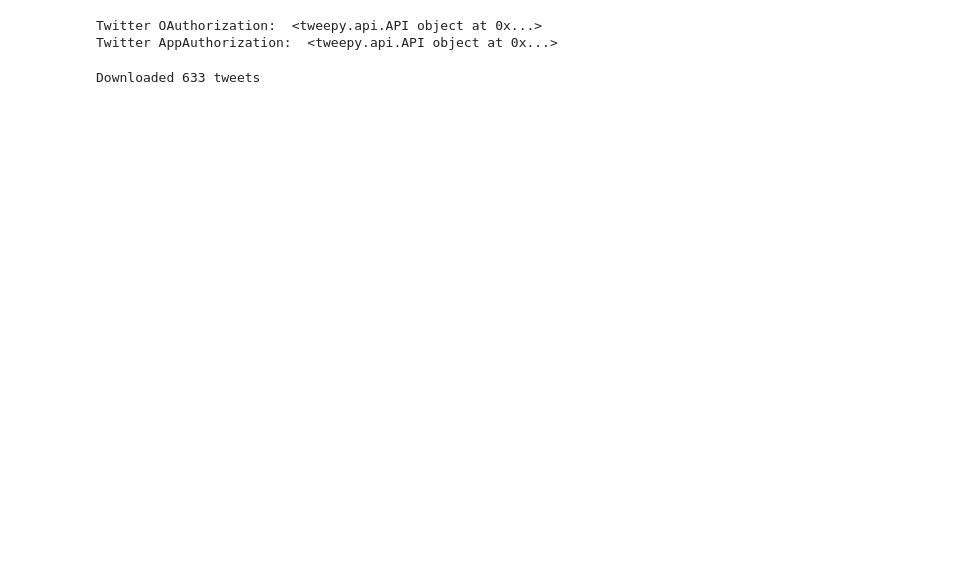
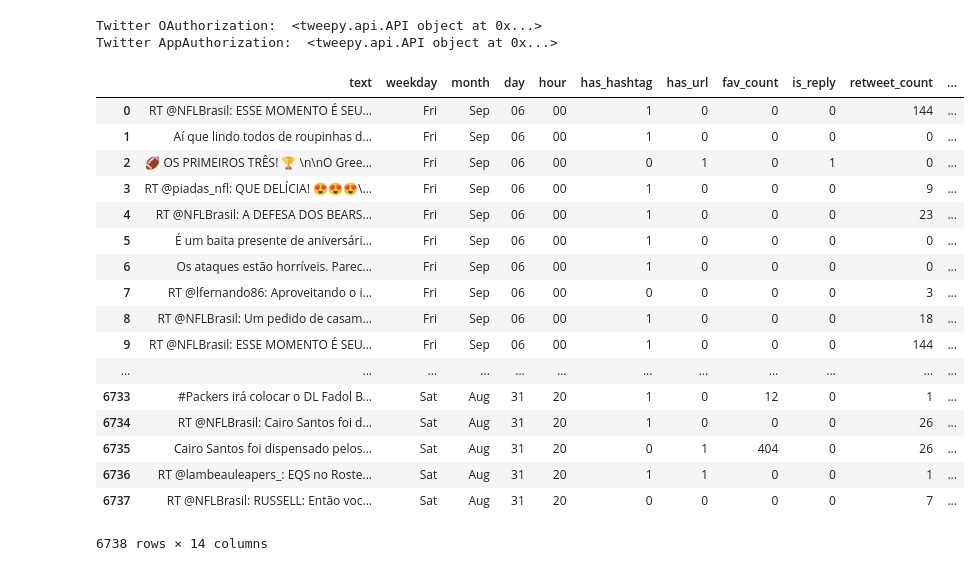
Before and after one commit to PierreCasco/twitter_and_football, a Jupyter notebook: Twitter_and_Football.ipynb, the cells around one changed output. Drawn from its saved outputs; the diff is of its cells as text; code cells hidden in the pictures; blank space fills up the shorter version.

```diff
--- a/Twitter_and_Football.ipynb
+++ b/Twitter_and_Football.ipynb
@@ -64,9 +64,7 @@ def get_save_tweets(filepath, api, query, max_tweets=1000000, lang='pt'):
         #Display how many tweets we have collected
         print("Downloaded {0} tweets".format(tweetCount))
 # %%
-query = '#cfb OR #CFB OR #football'
+query = '#NFLKickoff OR #ThursdayNightFootball OR #NFL100 OR #GoPackGo OR #Bears100 OR #BearsVsPackers'
 
 # Get those tweets
 get_save_tweets('tweets.json', tweepy_api, query)
-# %% [output]
-Downloaded 633 tweets
@@ -72,0 +161,21 @@ Downloaded 633 tweets
+# %%
+tweets_df
+# %% [output]
+|  | text | weekday | month | day | hour | has_hashtag | has_url | fav_count | is_reply | retweet_count | ... |
+| 0 | RT @NFLBrasil: ESSE MOMENTO É SEU... | Fri | Sep | 06 | 00 | 1 | 0 | 0 | 0 | 144 | ... |
+| 1 | Aí que lindo todos de roupinhas d... | Fri | Sep | 06 | 00 | 1 | 0 | 0 | 0 | 0 | ... |
+| 2 | 🏈 OS PRIMEIROS TRÊS! 🏆 \n\nO Gree... | Fri | Sep | 06 | 00 | 0 | 1 | 0 | 1 | 0 | ... |
+| 3 | RT @piadas_nfl: QUE DELÍCIA! 😍😍😍\... | Fri | Sep | 06 | 00 | 1 | 0 | 0 | 0 | 9 | ... |
+| 4 | RT @NFLBrasil: A DEFESA DOS BEARS... | Fri | Sep | 06 | 00 | 1 | 0 | 0 | 0 | 23 | ... |
+| 5 | É um baita presente de aniversári... | Fri | Sep | 06 | 00 | 1 | 0 | 0 | 0 | 0 | ... |
+| 6 | Os ataques estão horríveis. Parec... | Fri | Sep | 06 | 00 | 1 | 0 | 0 | 0 | 0 | ... |
+| 7 | RT @lfernando86: Aproveitando o i... | Fri | Sep | 06 | 00 | 0 | 0 | 0 | 0 | 3 | ... |
+| 8 | RT @NFLBrasil: Um pedido de casam... | Fri | Sep | 06 | 00 | 1 | 0 | 0 | 0 | 18 | ... |
+| 9 | RT @NFLBrasil: ESSE MOMENTO É SEU... | Fri | Sep | 06 | 00 | 1 | 0 | 0 | 0 | 144 | ... |
+| ... | ... | ... | ... | ... | ... | ... | ... | ... | ... | ... | ... |
+| 6733 | #Packers irá colocar o DL Fadol B... | Sat | Aug | 31 | 20 | 1 | 0 | 12 | 0 | 1 | ... |
+| 6734 | RT @NFLBrasil: Cairo Santos foi d... | Sat | Aug | 31 | 20 | 1 | 0 | 0 | 0 | 26 | ... |
+| 6735 | Cairo Santos foi dispensado pelos... | Sat | Aug | 31 | 20 | 0 | 1 | 404 | 0 | 26 | ... |
+| 6736 | RT @lambeauleapers_: EQS no Roste... | Sat | Aug | 31 | 20 | 1 | 1 | 0 | 0 | 1 | ... |
+| 6737 | RT @NFLBrasil: RUSSELL: Então voc... | Sat | Aug | 31 | 20 | 0 | 0 | 0 | 0 | 7 | ... |
+6738 rows × 14 columns
```
Also changed, not shown: parts of 1 cell of this notebook.
